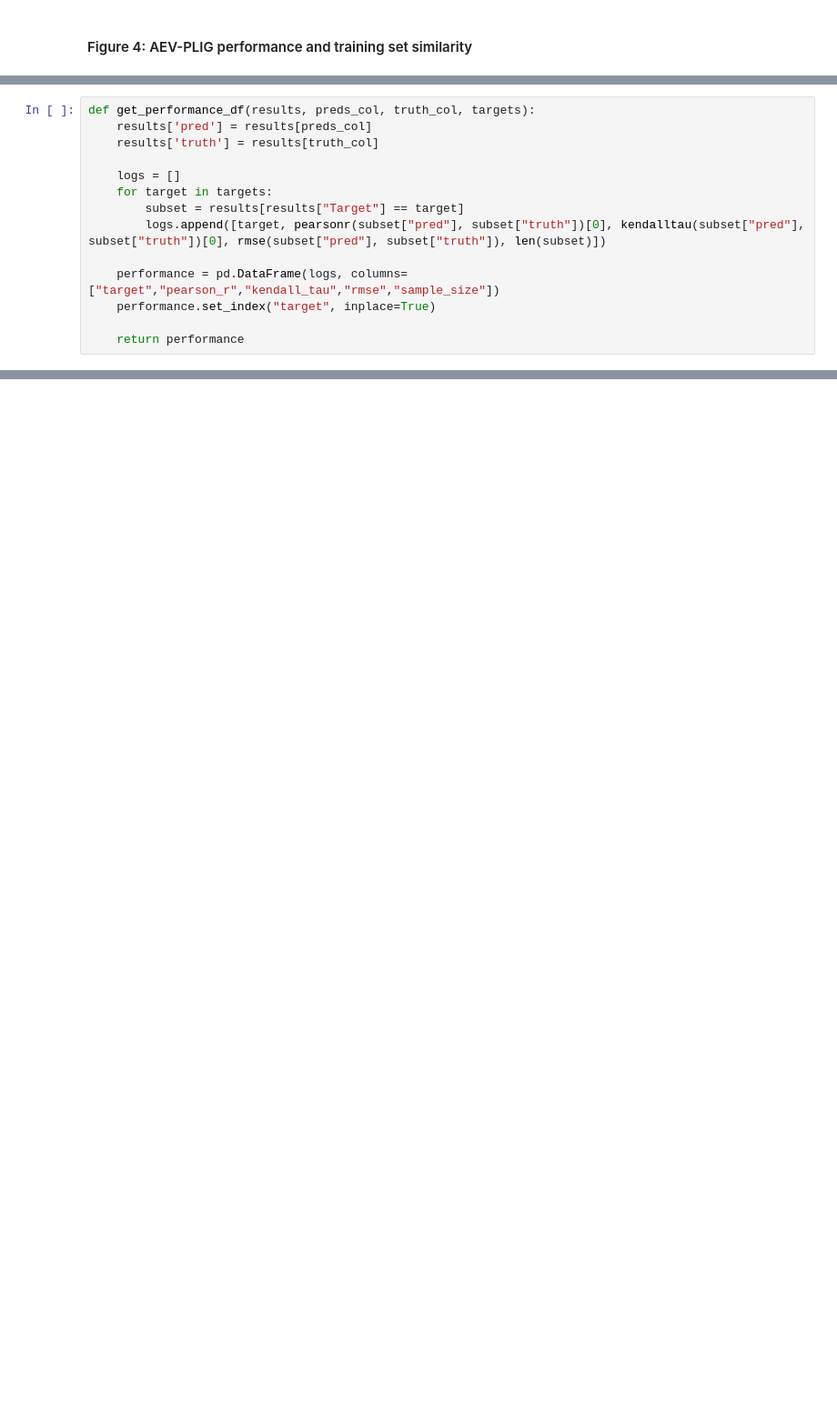
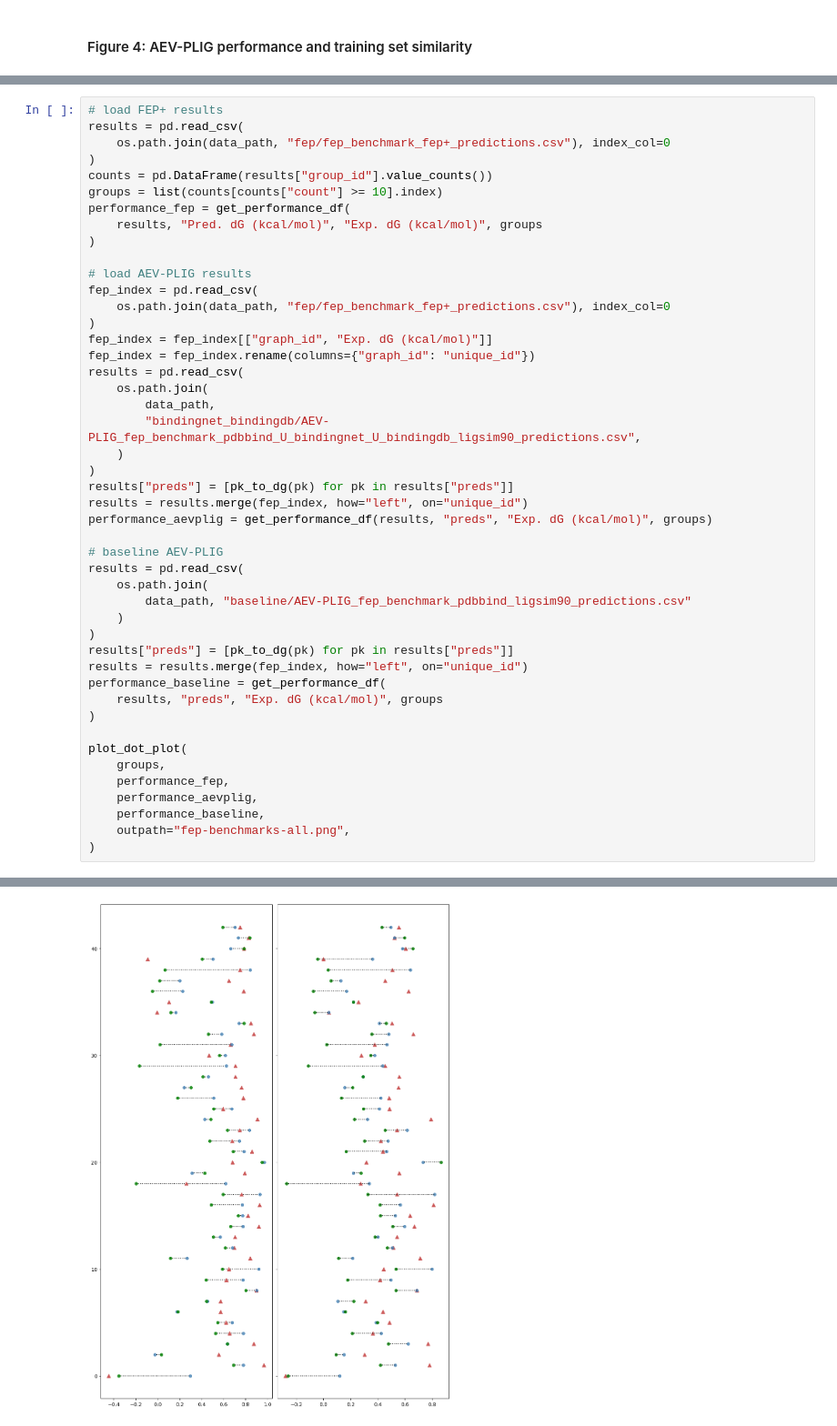
Before and after one commit to matthewtwarren/aev-plig-paper, a Jupyter notebook: figures/AEV-PLIG_figures.ipynb, the cells around one changed output, grey strips where cells are left out. Shown at 91% size. Saved outputs shown, nothing was run; the diff lists cells and outputs as text; blank space fills up the shorter version.

```diff
--- a/figures/AEV-PLIG_figures.ipynb
+++ b/figures/AEV-PLIG_figures.ipynb
@@ -900,14 +184,0 @@ def plot_bars_comparison(df1, df2, df3, column1, column2, xlabel='', y1_label=''
-# %%
-def get_performance_df(results, preds_col, truth_col, targets):
-    results['pred'] = results[preds_col]
-    results['truth'] = results[truth_col]
-
-    logs = []
-    for target in targets:
-        subset = results[results["Target"] == target]
-        logs.append([target, pearsonr(subset["pred"], subset["truth"])[0], kendalltau(subset["pred"], subset["truth"])[0], rmse(subset["pred"], subset["truth"]), len(subset)])
-
-    performance = pd.DataFrame(logs, columns=["target","pearson_r","kendall_tau","rmse","sample_size"])
-    performance.set_index("target", inplace=True)
-
-    return performance
@@ -1577,0 +812,47 @@ plot_bars_comparison(pd.concat([baseline_merck, baseline_schro]), pd.concat([enr
+# %%
+# load FEP+ results
+results = pd.read_csv(
+    os.path.join(data_path, "fep/fep_benchmark_fep+_predictions.csv"), index_col=0
+)
+counts = pd.DataFrame(results["group_id"].value_counts())
+groups = list(counts[counts["count"] >= 10].index)
+performance_fep = get_performance_df(
+    results, "Pred. dG (kcal/mol)", "Exp. dG (kcal/mol)", groups
+)
+
+# load AEV-PLIG results
+fep_index = pd.read_csv(
+    os.path.join(data_path, "fep/fep_benchmark_fep+_predictions.csv"), index_col=0
+)
+fep_index = fep_index[["graph_id", "Exp. dG (kcal/mol)"]]
+fep_index = fep_index.rename(columns={"graph_id": "unique_id"})
+results = pd.read_csv(
+    os.path.join(
+        data_path,
+        "bindingnet_bindingdb/AEV-PLIG_fep_benchmark_pdbbind_U_bindingnet_U_bindingdb_ligsim90_predictions.csv",
+    )
+)
+results["preds"] = [pk_to_dg(pk) for pk in results["preds"]]
+results = results.merge(fep_index, how="left", on="unique_id")
+performance_aevplig = get_performance_df(results, "preds", "Exp. dG (kcal/mol)", groups)
+
+# baseline AEV-PLIG
+results = pd.read_csv(
+    os.path.join(
+        data_path, "baseline/AEV-PLIG_fep_benchmark_pdbbind_ligsim90_predictions.csv"
+    )
+)
+results["preds"] = [pk_to_dg(pk) for pk in results["preds"]]
+results = results.merge(fep_index, how="left", on="unique_id")
+performance_baseline = get_performance_df(
+    results, "preds", "Exp. dG (kcal/mol)", groups
+)
+
+plot_dot_plot(
+    groups,
+    performance_fep,
+    performance_aevplig,
+    performance_baseline,
+    outpath="fep-benchmarks-all.png",
+)
+# %% [output]
@@ -1577,0 +860 @@ plot_bars_comparison(pd.concat([baseline_merck, baseline_schro]), pd.concat([enr
+[figure, added]
```
Also changed, not shown: parts of 51 cells of this notebook, 12 other files.
